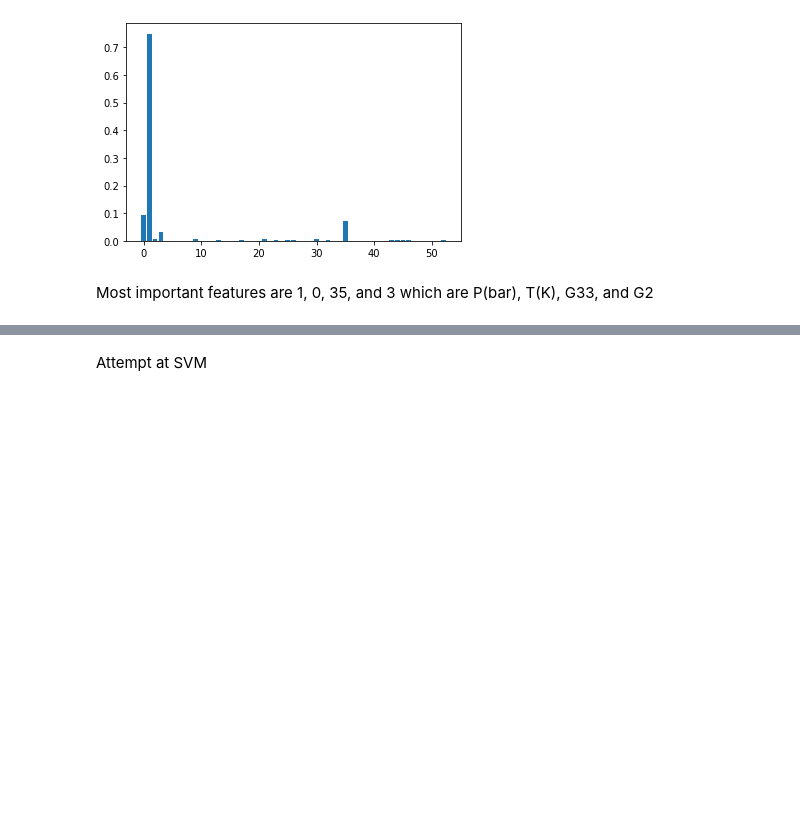
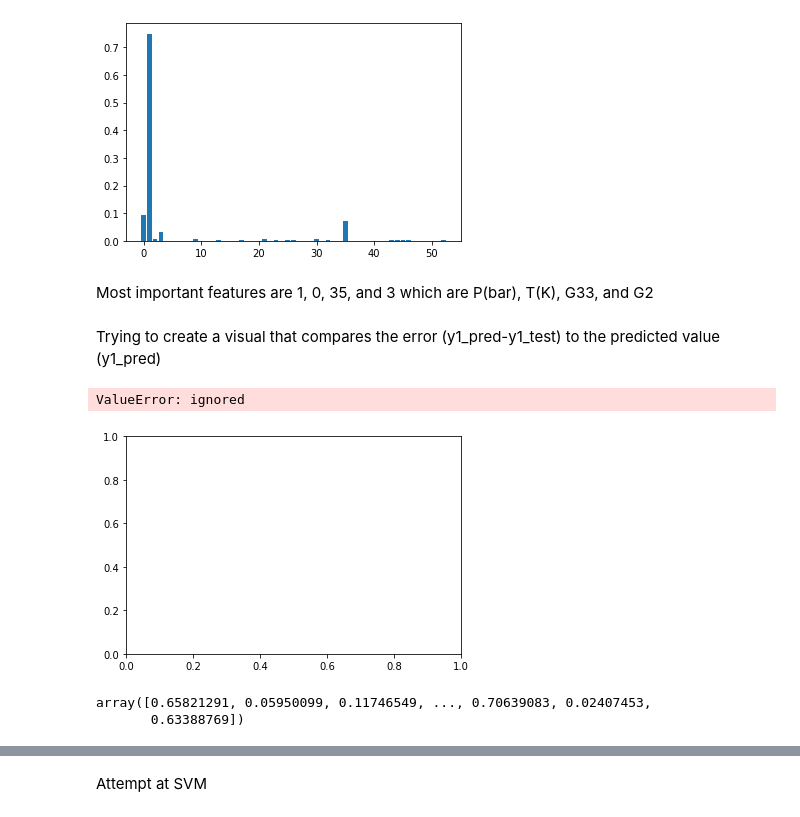
Before and after one commit to mkaushik-21/ILdata, a Jupyter notebook: Advanced_algorithim.ipynb, the cells around one changed output, grey strips where cells are left out. Saved outputs shown, nothing was run; the diff lists cells and outputs as text; code cells hidden in the pictures; blank space fills up the shorter version.

```diff
--- a/Advanced_algorithim.ipynb
+++ b/Advanced_algorithim.ipynb
@@ -351,3 +351,20 @@ Feature: 52, Score: 0.00112
 [figure]
 # %% [markdown]
 Most important features are 1, 0, 35, and 3 which are P(bar), T(K), G33, and G2
+# %% [markdown]
+Trying to create a visual that compares the error (y1_pred-y1_test) to the predicted value (y1_pred)
+# %%
+fig, ax = plt.subplots()
+ax.scatter(y1_pred,y1_pred-y1_test, edgecolors=(0, 0, 1))
+ax.plot([y1_pred.min(), y1_pred.max()], [y1_pred.min(), y1_pred.max()], 'r--', lw=3)
+ax.set_xlabel('Predicted')
+ax.set_ylabel('Actual')
+plt.show
+# %% [output]
+ValueError: ignored
+[figure, added]
+# %%
+y1_pred
+# %% [output]
+array([0.65821291, 0.05950099, 0.11746549, ..., 0.70639083, 0.02407453,
+       0.63388769])
```
Also changed, not shown: parts of 11 cells of this notebook.
